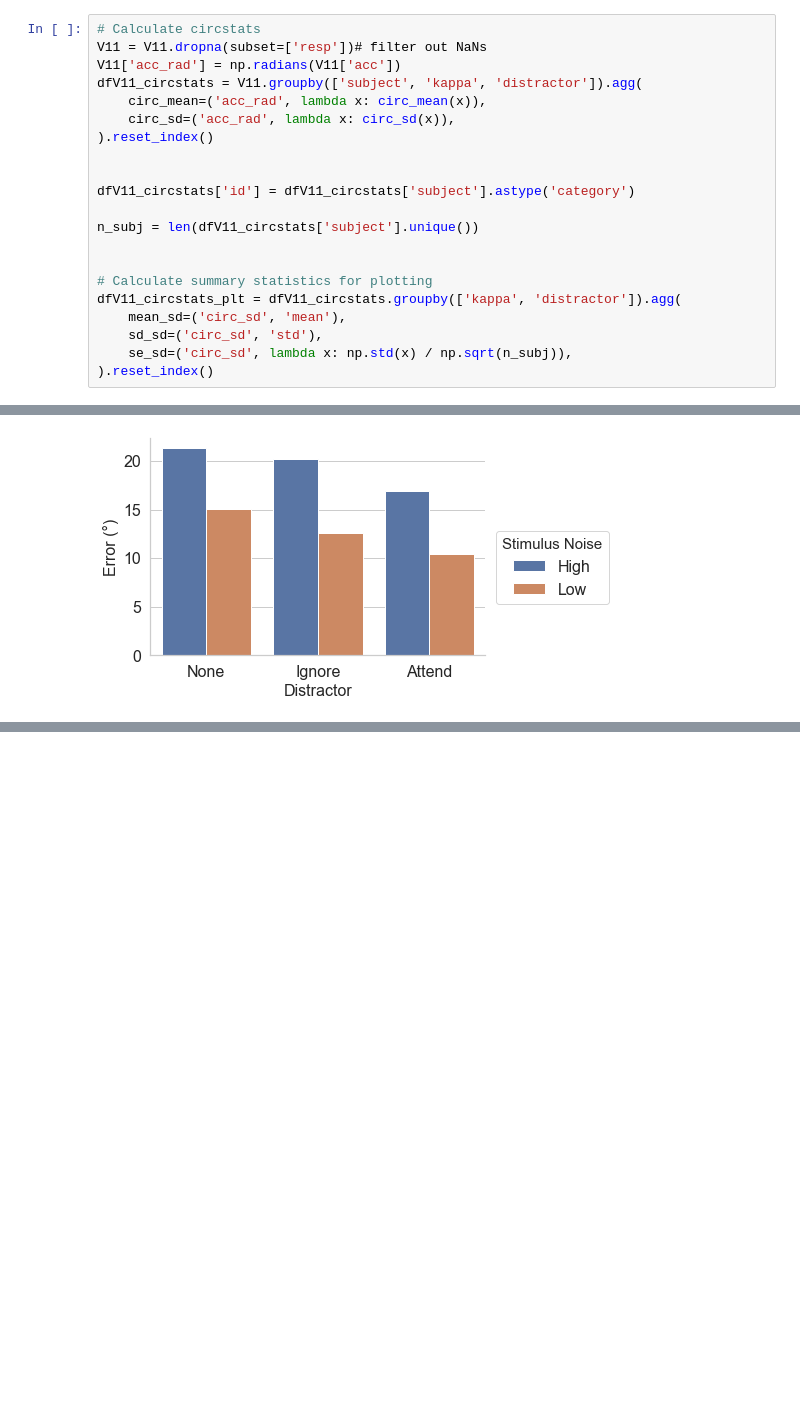
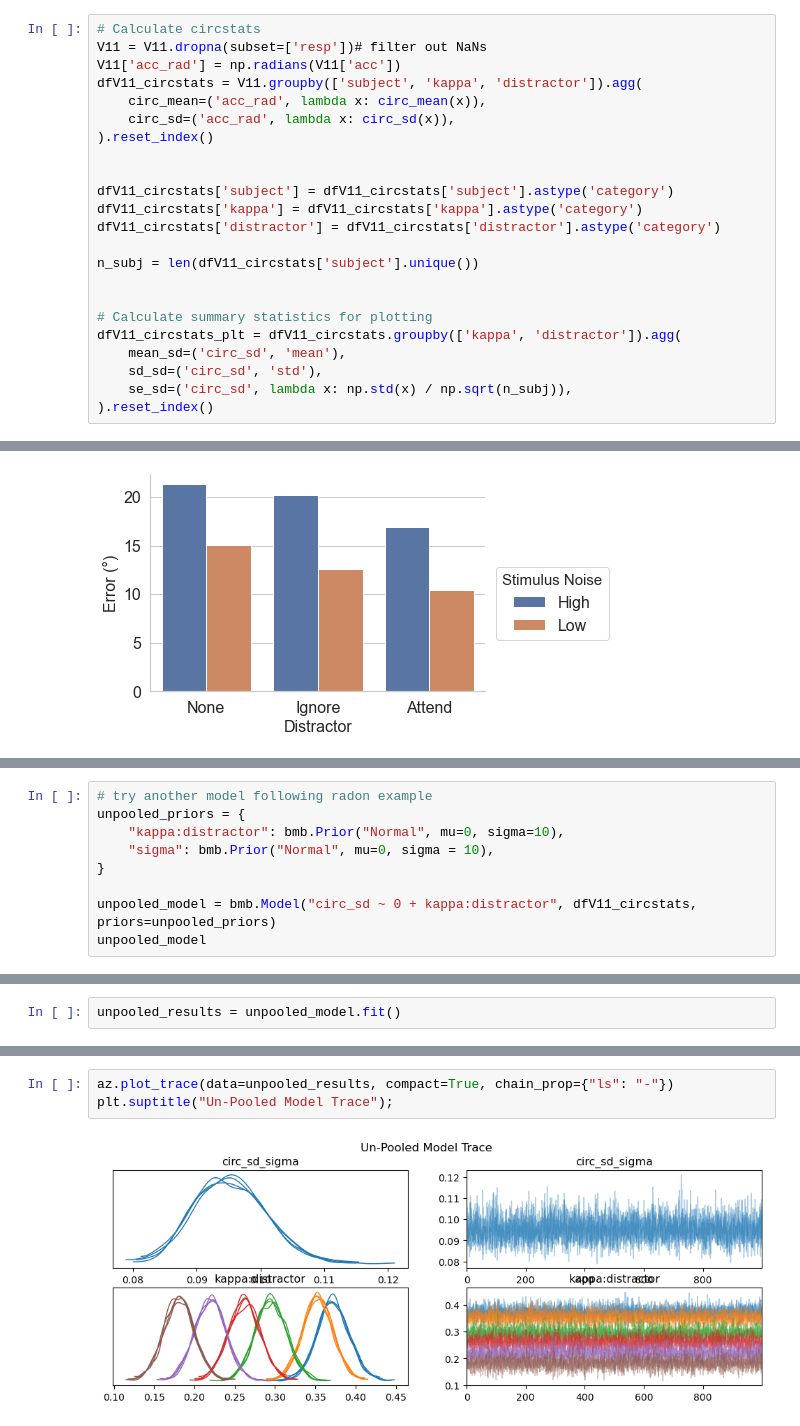
Before and after one commit to hkular/WM_NoiseV11, a Jupyter notebook: V11_Analysis.ipynb, the cells around one changed output, grey strips where cells are left out. Cells and saved outputs as stored; diff of their text form; blank space fills up the shorter version.

Commit message:
bayes hier model

```diff
--- a/V11_Analysis.ipynb
+++ b/V11_Analysis.ipynb
@@ -226,7 +226,9 @@ dfV11_circstats = V11.groupby(['subject', 'kappa', 'distractor']).agg(
 ).reset_index()
 
 
-dfV11_circstats['id'] = dfV11_circstats['subject'].astype('category')
+dfV11_circstats['subject'] = dfV11_circstats['subject'].astype('category')
+dfV11_circstats['kappa'] = dfV11_circstats['kappa'].astype('category')
+dfV11_circstats['distractor'] = dfV11_circstats['distractor'].astype('category')
 
 n_subj = len(dfV11_circstats['subject'].unique())
 
@@ -256,0 +326,9 @@ sns.despine(top = True)
+# %%
+# try another model following radon example
+unpooled_priors = {
+    "kappa:distractor": bmb.Prior("Normal", mu=0, sigma=10),
+    "sigma": bmb.Prior("Normal", mu=0, sigma = 10),
+}
+
+unpooled_model = bmb.Model("circ_sd ~ 0 + kappa:distractor", dfV11_circstats, priors=unpooled_priors)
+unpooled_model
@@ -256,0 +347,2 @@ sns.despine(top = True)
+# %%
+unpooled_results = unpooled_model.fit()
@@ -256,0 +356,5 @@ sns.despine(top = True)
+# %%
+az.plot_trace(data=unpooled_results, compact=True, chain_prop={"ls": "-"})
+plt.suptitle("Un-Pooled Model Trace");
+# %% [output]
+[figure, added]
```
Also changed, not shown: parts of 19 cells of this notebook, 2 other files.
